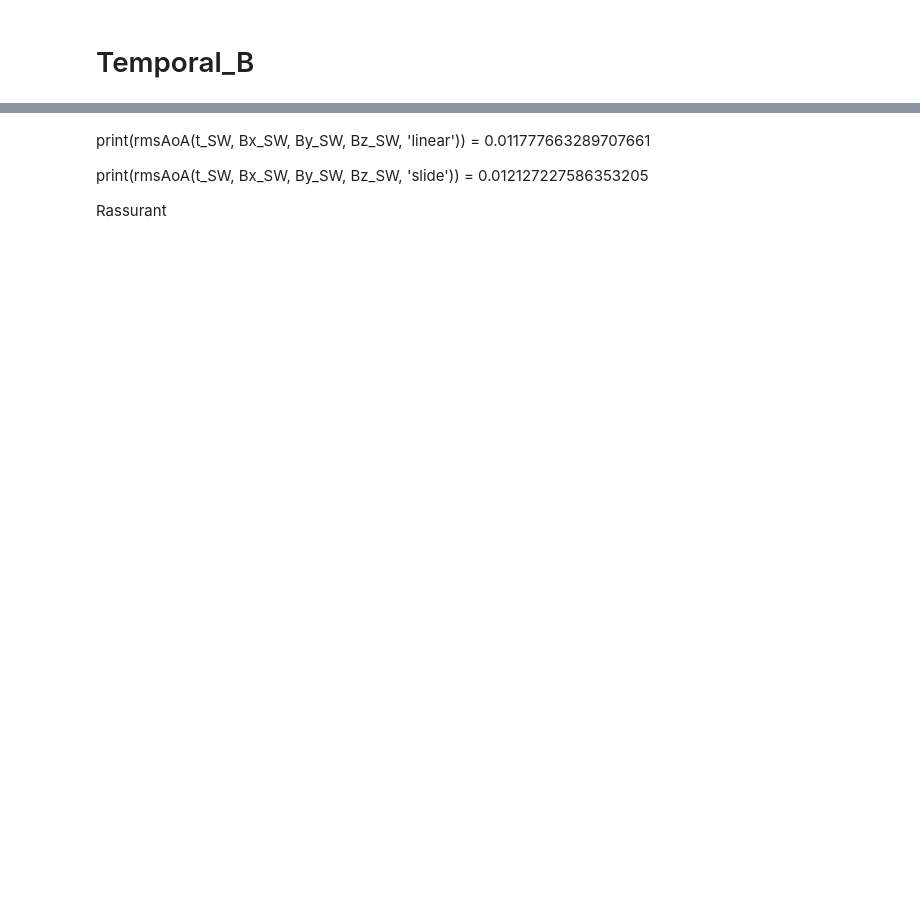
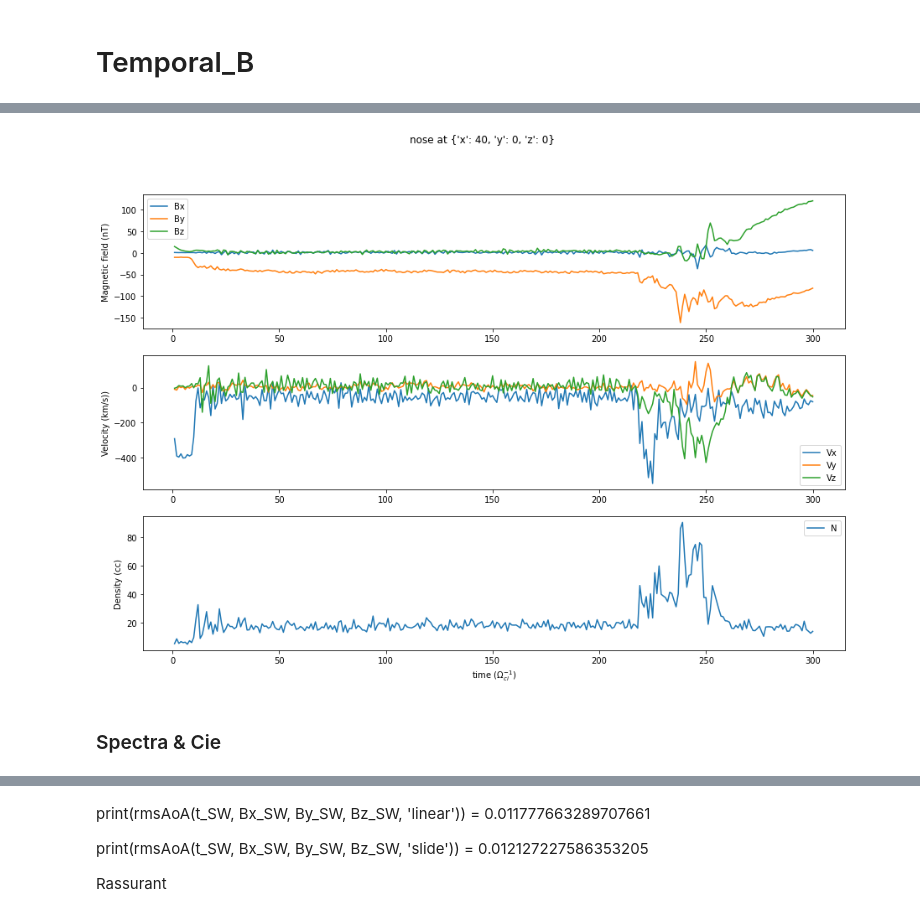
Before and after one commit to cmoissar/Jupyter-Notebooks, a Jupyter notebook: Story_Reader.ipynb, the cells around one changed output, grey strips where cells are left out. Drawn from its saved outputs; the diff is of its cells as text; code cells hidden in the pictures; blank space fills up the shorter version.

```diff
--- a/Story_Reader.ipynb
+++ b/Story_Reader.ipynb
@@ -721,8 +870,9 @@ time_vec, (Bx, By, Bz) = MD.plot_temporal_B(satellites_boxes[box], title = box +
 # %%
-box = 'upstream'
+box = 'nose'
 
-{'x': 0, 'y': -275, 'z': 0}
-
-time_vec, (Bx, By, Bz) = MD.plot_temporal_B(satellites_boxes[box], title = box + f" at {satellites_boxes[box]['position']}")
+time_vec, (Bx, By, Bz), (Vx, Vy, Vz), N = MD.plot_temporal_B(satellites_boxes[box],
+                                                             title = box + f" at {satellites_boxes[box]['position']}")
 
 B = [np.sqrt(Bx[i]**2 + By[i]**2 + Bz[i]**2) for i in range(0, len(Bx))]
+# %% [output]
+[figure, added]
@@ -735,3 +879,5 @@ B = [np.sqrt(Bx[i]**2 + By[i]**2 + Bz[i]**2) for i in range(0, len(Bx))]
+# %% [markdown]
+### Spectra & Cie
 # %%
 boxes[box]['box_indexes']['xmax'] - boxes[box]['box_indexes']['xmin']
 
```
Also changed, not shown: parts of 38 cells of this notebook, 4 other files.
